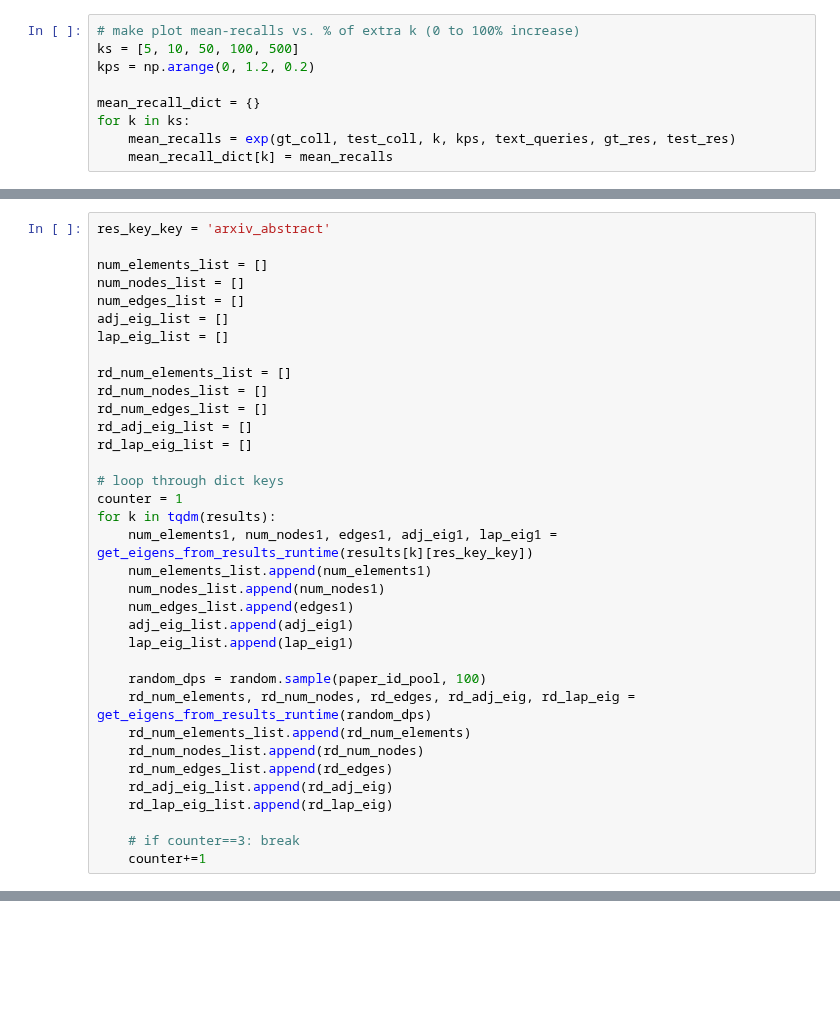
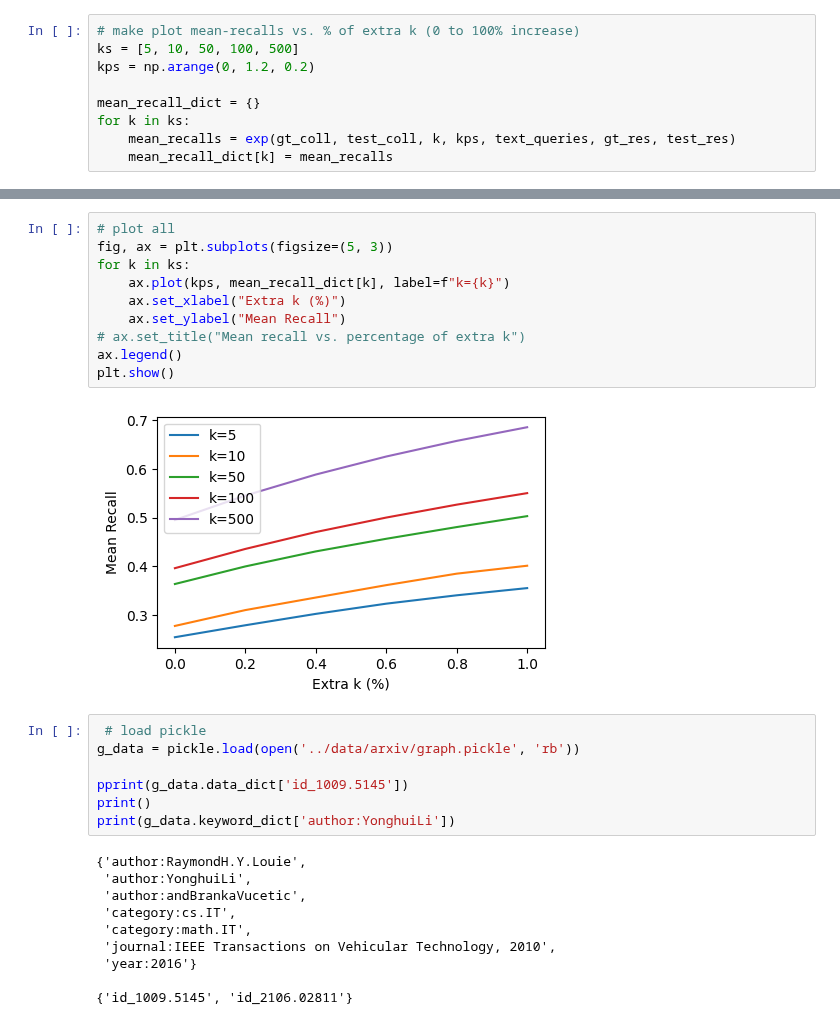
Before and after one commit to zyang37/beyond_vector_search, a Jupyter notebook: notebooks/re_rank.ipynb, the cells around one changed output, grey strips where cells are left out. Drawn from its saved outputs; the diff is of its cells as text; blank space fills up the shorter version.

```diff
--- a/notebooks/re_rank.ipynb
+++ b/notebooks/re_rank.ipynb
@@ -690,35 +65,0 @@ plt.plot(num_elements1, lap_eig1)
-# %%
-res_key_key = 'arxiv_abstract'
-
-num_elements_list = []
-num_nodes_list = []
-num_edges_list = []
-adj_eig_list = []
-lap_eig_list = []
-
-rd_num_elements_list = []
-rd_num_nodes_list = []
-rd_num_edges_list = []
-rd_adj_eig_list = []
-rd_lap_eig_list = []
-
-# loop through dict keys
-counter = 1
-for k in tqdm(results):
-    num_elements1, num_nodes1, edges1, adj_eig1, lap_eig1 = get_eigens_from_results_runtime(results[k][res_key_key])
-    num_elements_list.append(num_elements1)
-    num_nodes_list.append(num_nodes1)
-    num_edges_list.append(edges1)
-    adj_eig_list.append(adj_eig1)
-    lap_eig_list.append(lap_eig1)
-
-    random_dps = random.sample(paper_id_pool, 100)
-    rd_num_elements, rd_num_nodes, rd_edges, rd_adj_eig, rd_lap_eig = get_eigens_from_results_runtime(random_dps)
-    rd_num_elements_list.append(rd_num_elements)
-    rd_num_nodes_list.append(rd_num_nodes)
-    rd_num_edges_list.append(rd_edges)
-    rd_adj_eig_list.append(rd_adj_eig)
-    rd_lap_eig_list.append(rd_lap_eig)
-
-    # if counter==3: break
-    counter+=1
@@ -778,0 +66,29 @@ plt.show()
+# %%
+# plot all
+fig, ax = plt.subplots(figsize=(5, 3))
+for k in ks:
+    ax.plot(kps, mean_recall_dict[k], label=f"k={k}")
+    ax.set_xlabel("Extra k (%)")
+    ax.set_ylabel("Mean Recall")
+# ax.set_title("Mean recall vs. percentage of extra k")
+ax.legend()
+plt.show()
+# %% [output]
+[figure, added]
+# %%
+ # load pickle
+g_data = pickle.load(open('../data/arxiv/graph.pickle', 'rb'))
+
+pprint(g_data.data_dict['id_1009.5145'])
+print()
+print(g_data.keyword_dict['author:YonghuiLi'])
+# %% [output]
+{'author:RaymondH.Y.Louie',
+ 'author:YonghuiLi',
+ 'author:andBrankaVucetic',
+ 'category:cs.IT',
+ 'category:math.IT',
+ 'journal:IEEE Transactions on Vehicular Technology, 2010',
+ 'year:2016'}
+
+{'id_1009.5145', 'id_2106.02811'}
```
Also changed, not shown: parts of 67 cells of this notebook, 1 other file.
